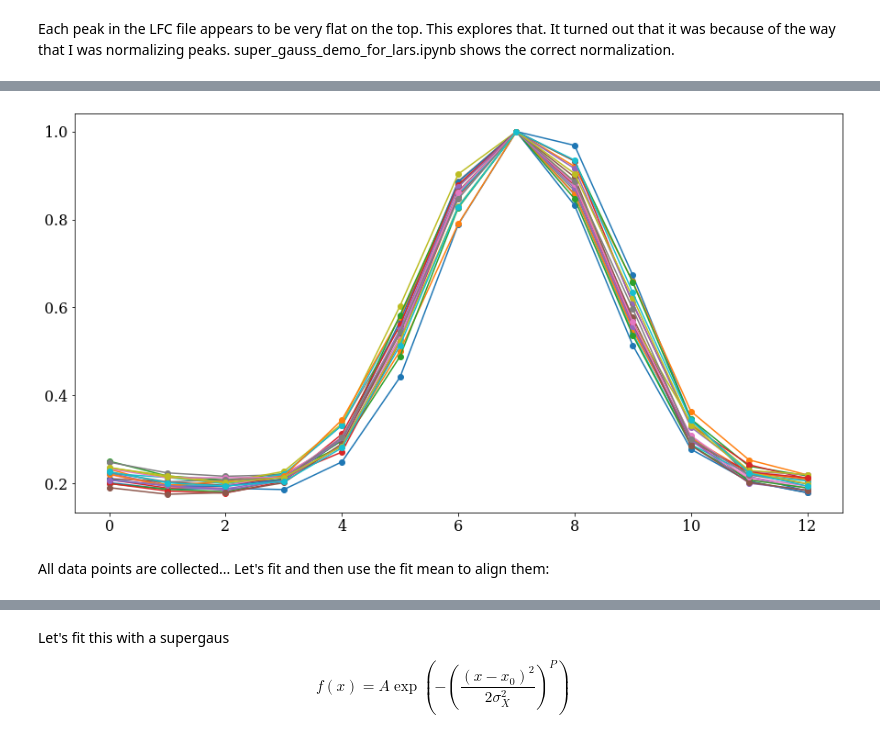
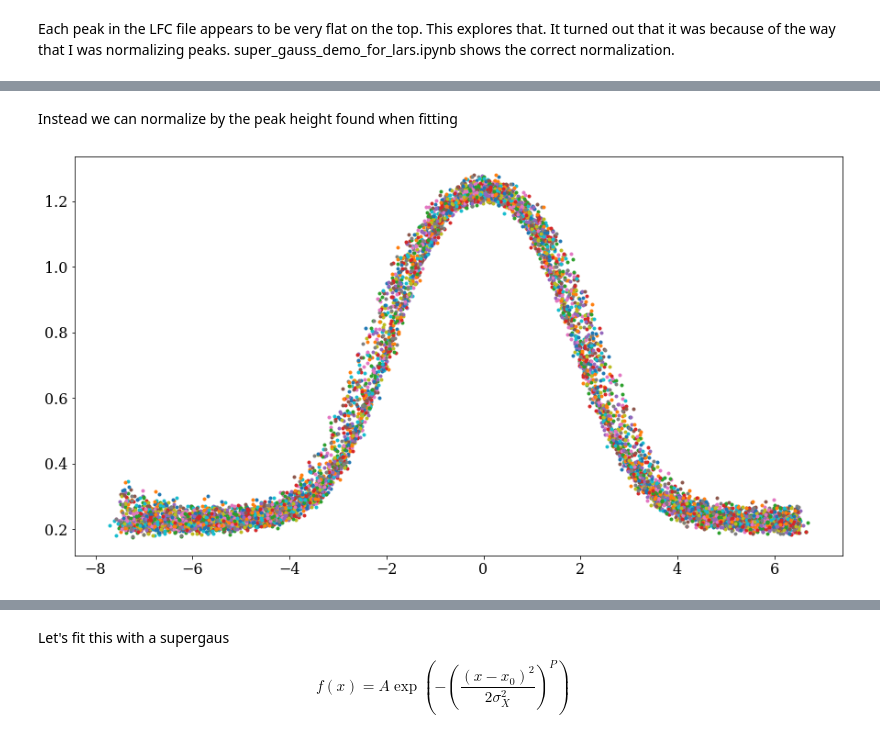
Before and after one commit to Harteg/bachelor-project, a Jupyter notebook: single_peak_explorations.ipynb, the cells around one changed output, grey strips where cells are left out. Drawn from its saved outputs; the diff is of its cells as text; code cells hidden in the pictures.

```diff
--- a/single_peak_explorations.ipynb
+++ b/single_peak_explorations.ipynb
@@ -16,5 +21,8 @@ from astropy.io import fits
 import tqdm as tqdm
 import pandas as pd
 
-plt.rcParams['font.size'] = 16
-plt.rc("font", family="serif")
+# plt styles
+matplotlib.rcParams["text.usetex"] = True
+matplotlib.rcParams["font.family"] = "serif"
+matplotlib.rcParams["font.size"] = 10
+matplotlib.rcParams['figure.dpi'] = 300
@@ -21,37 +55,55 @@ plt.rc("font", family="serif")
+# %% [markdown]
+Instead we can normalize by the peak height found when fitting
 # %%
 filename = r"expres_tp/LFC_200907.1063.fits"
 hdu1 = fits.open(filename)
 
-order = 45
+order = 44
 data = hdu1[1].data.copy()
 data_spec       = data['spectrum'][order]
 data_spec_err   = data['uncertainty'][order]
 data_wavel      = data['wavelength'][order]
 
 # Find peaks
 peak_info = func_find_peaks(data_spec, 11, 0.15)
 peak_locs = peak_info[0]
 
 # Create data slices around each peak
-peak_index_ranges = get_peak_index_ranges(peak_locs)
+peak_index_ranges = get_peak_index_ranges(peak_locs, peak_range_size = 14)    # TODO: find dynamic way of choosing range size
 
-# # Fit peak in each data slice
-# peak_fits = fit_peaks(data_spec, data_spec_err, peak_index_ranges)
+# Fit peak in each data slice
+peak_fits = fit_peaks(data_spec, data_spec_err, peak_index_ranges)
+fit_means = peak_fits[:, 2]
+fit_amps = peak_fits[:, 0]
 
-# # Get list of true wavelengths
+# Get list of true wavelengths
 # wavel_true = get_true_wavel(data_wavel, peak_locs)[:, 0] # second column is the n in the true wavel peak formula
 
 plt.figure(figsize=(15,8))
 
-# for peak_n in range(0, len(peak_locs)):
-for peak_n in range(20, 40):
+x = []
+y = []
+ey = []
+for peak_n in range(10, len(peak_locs) - 10):
+# for peak_n in range(20, 200):
     xmin, xmax = peak_index_ranges[peak_n]
     xrange = np.arange(xmin, xmax)
     peak_data = data_spec[xrange]
-    peak_data = peak_data / max(peak_data)
-    xrange = xrange - xmin
-    plt.plot(xrange, peak_data, "-o")
+    peak_data_err = data_spec_err[xrange]
+
+    peak_data = peak_data / fit_amps[peak_n] # rescale peak height
+    peak_data_err = peak_data_err / fit_amps[peak_n] # rescale peak height err
+
+    # peak_data = peak_data / max(peak_data)
+    xrange = xrange - fit_means[peak_n]
+    plt.plot(xrange, peak_data, ".")
+    x.append(xrange)
+    y.append(peak_data)
+    ey.append(peak_data_err)
+
+
+x = np.concatenate(x)
+y = np.concatenate(y)
+ey = np.concatenate(ey)
 # %% [output]
-[figure, old version]
+[figure, new version]
-# %% [markdown]
-All data points are collected... Let's fit and then use the fit mean to align them:
```
Also changed, not shown: parts of 11 cells of this notebook, 40 other files.
